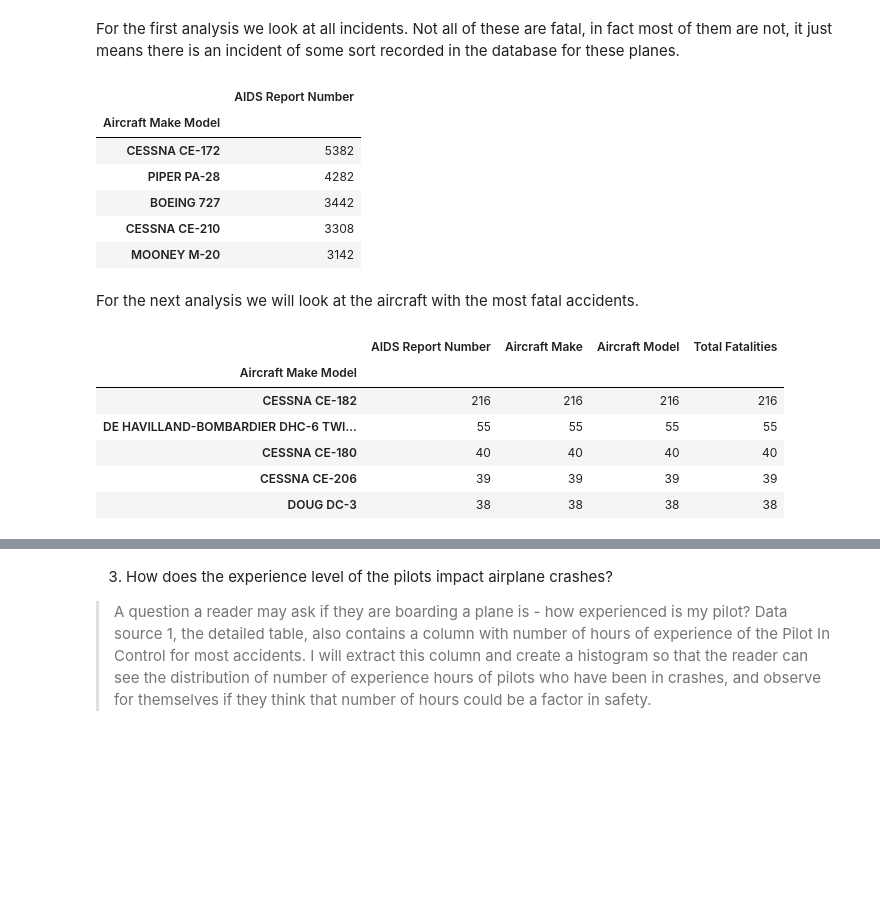
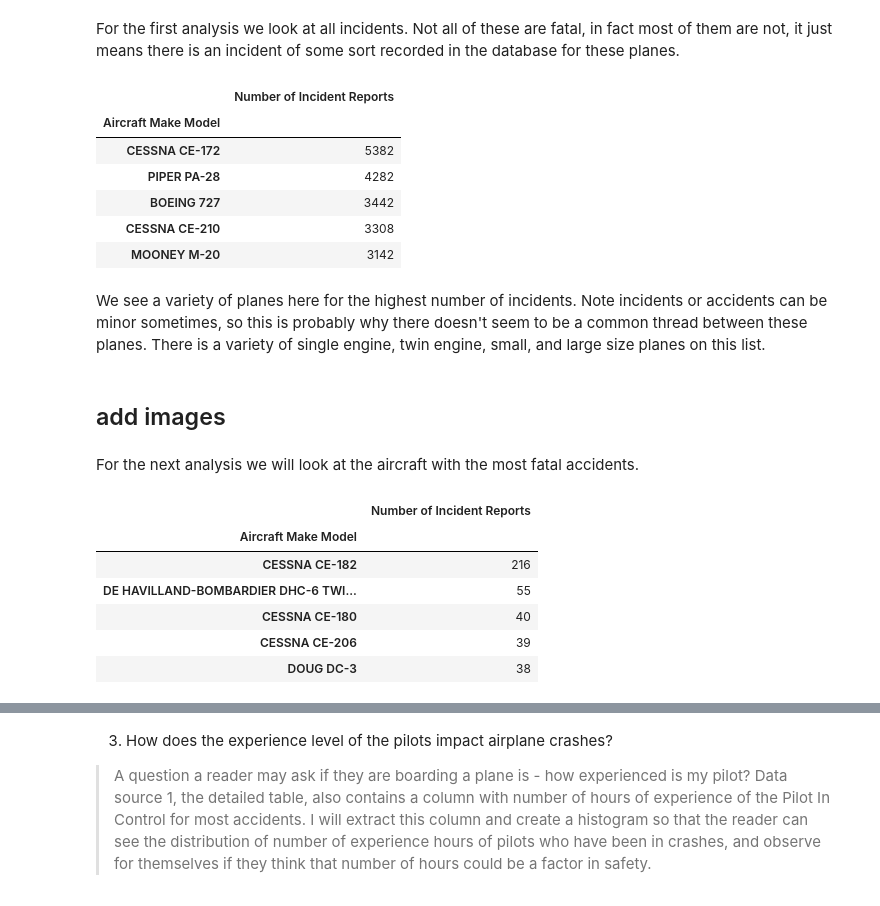
Before and after one commit to lheintz/DATA512, a Jupyter notebook: FinalProject/src/Aviation Analysis.ipynb, the cells around one changed output, grey strips where cells are left out. Drawn from its saved outputs; the diff is of its cells as text; code cells hidden in the pictures; blank space fills up the shorter version.

Commit message:
All images generated for results

```diff
--- a/FinalProject/src/Aviation Analysis.ipynb
+++ b/FinalProject/src/Aviation Analysis.ipynb
@@ -928,17 +969,20 @@ plane_type_subset['Aircraft Make Model'] = plane_type_subset['Aircraft Make'] +
 plane_type_subset = plane_type_subset.replace('nan', np.nan)
 plane_type_subset_clean  = plane_type_subset.dropna()
 
-# Sort by largest count
+# Create a count table
 type_count = plane_type_subset_clean.groupby(['Aircraft Make Model']).count()
 
 # Drop unused columns
 type_count = type_count.drop(columns=["Aircraft Make","Aircraft Model"])
 
 # Rename one column
+type_count = type_count.rename(columns={"AIDS Report Number": "Number of Incident Reports"})
 # %%
-type_count.sort_values(by =['AIDS Report Number'], ascending = False).head(5)
+# Sort and display by top count
+df = type_count.sort_values(by =['Number of Incident Reports'], ascending = False).head(5)
+df
 # %% [output]
-|  | AIDS Report Number |
+|  | Number of Incident Reports |
 | Aircraft Make Model |  |
 | CESSNA CE-172 | 5382 |
 | PIPER PA-28 | 4282 |
@@ -948,3 +994,7 @@ type_count.sort_values(by =['AIDS Report Number'], ascending = False).head(5)
+# %% [markdown]
+We see a variety of planes here for the highest number of incidents. Note incidents or accidents can be minor sometimes, so this is probably why there doesn't seem to be a common thread between these planes. There is a variety of single engine, twin engine, small, and large size planes on this list.
+# %% [markdown]
+## add images
 # %% [markdown]
 For the next analysis we will look at the aircraft with the most fatal accidents.
 # %%
@@ -962,12 +1012,21 @@ fatal_plane_type_subset_clean = fatal_plane_type_subset_clean[fatal_plane_type_s
 
 # Group by make/model, Sort by largest count
 fatal_type_count = fatal_plane_type_subset_clean.groupby(['Aircraft Make Model']).count()
-fatal_type_count.sort_values(by =['AIDS Report Number'], ascending = False).head(5)
+
+# Rename columns
+fatal_type_count = fatal_type_count.rename(columns={"AIDS Report Number": "Number of Incident Reports"})
+
+# Drop unused columns
+fatal_type_count = fatal_type_count.drop(columns=["Aircraft Make","Aircraft Model","Total Fatalities"])
-# %% [output]
-|  | AIDS Report Number | Aircraft Make | Aircraft Model | Total Fatalities |
-| Aircraft Make Model |  |  |  |  |
-| CESSNA CE-182 | 216 | 216 | 216 | 216 |
-| DE HAVILLAND-BOMBARDIER DHC-6 TWI... | 55 | 55 | 55 | 55 |
-| CESSNA CE-180 | 40 | 40 | 40 | 40 |
-| CESSNA CE-206 | 39 | 39 | 39 | 39 |
-| DOUG DC-3 | 38 | 38 | 38 | 38 |
+# %%
+# Sort and display top 5 by largest count
+df = fatal_type_count.sort_values(by =['Number of Incident Reports'], ascending = False).head(5)
+df
+# %% [output]
+|  | Number of Incident Reports |
+| Aircraft Make Model |  |
+| CESSNA CE-182 | 216 |
+| DE HAVILLAND-BOMBARDIER DHC-6 TWI... | 55 |
+| CESSNA CE-180 | 40 |
+| CESSNA CE-206 | 39 |
+| DOUG DC-3 | 38 |
```
Also changed, not shown: parts of 33 cells of this notebook, 22 other files.
